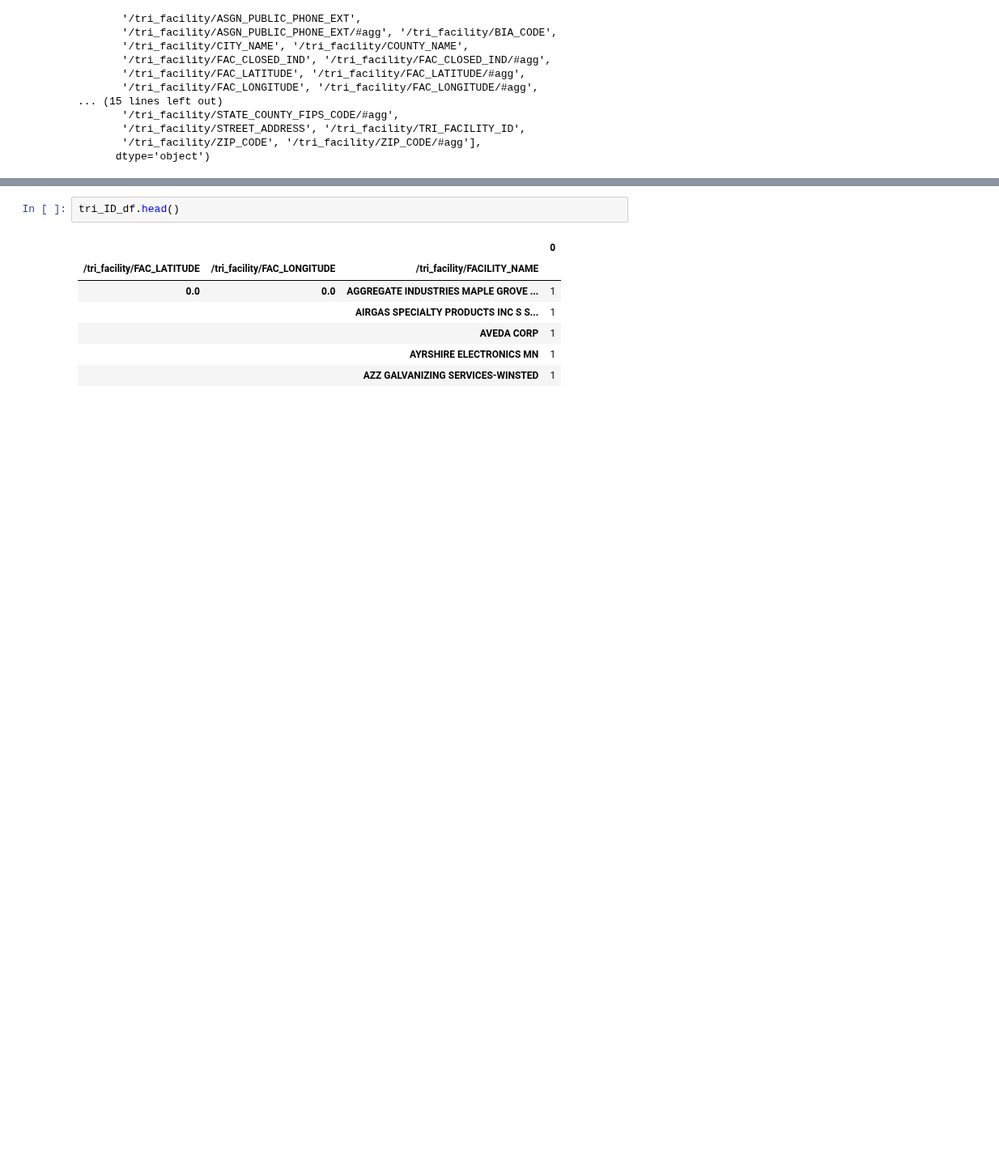
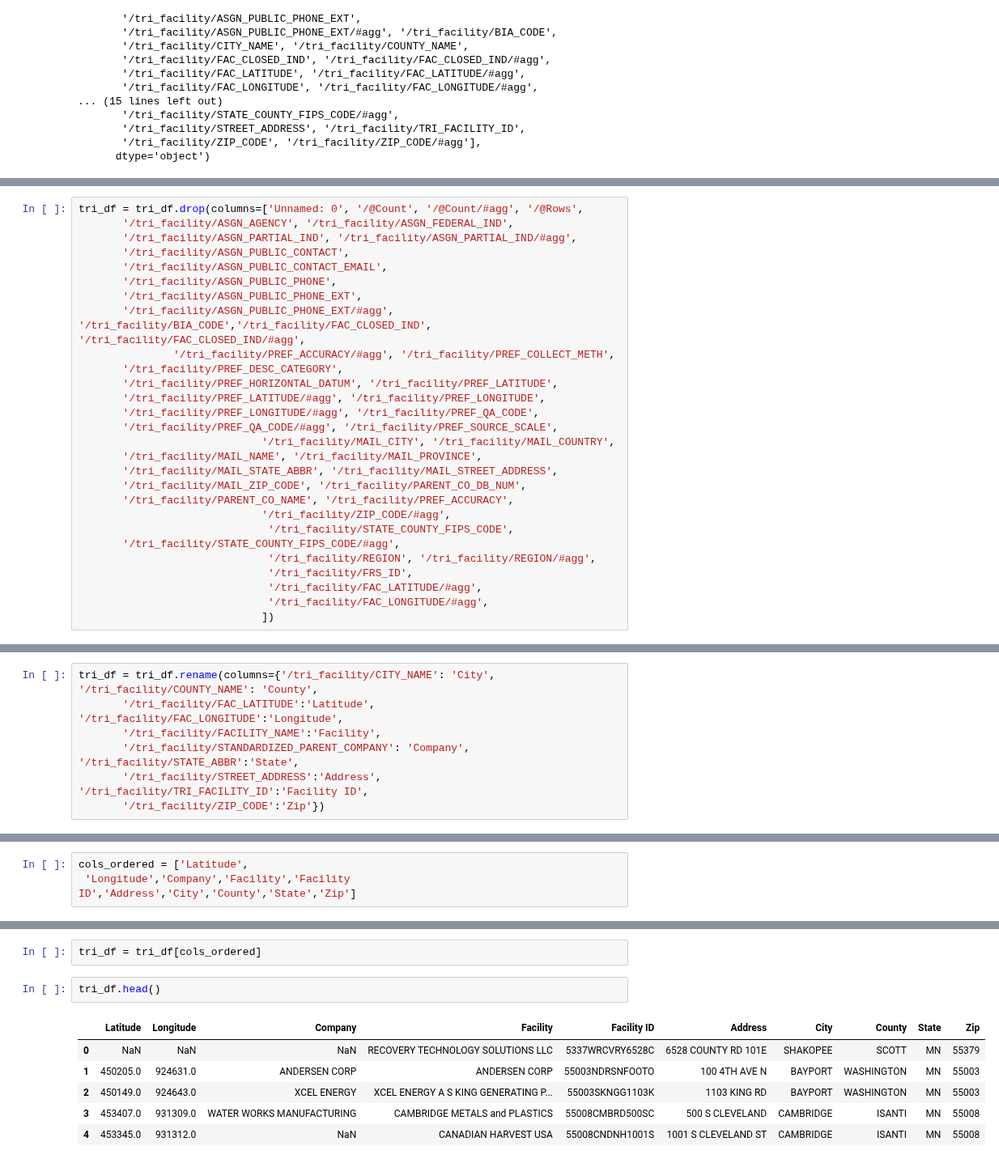
Before and after one commit to alvern/Group_Project_Grad_Rates, a Jupyter notebook: andy_notebook.ipynb, the cells around one changed output, grey strips where cells are left out. Shown at 81% size. Drawn from its saved outputs; the diff is of its cells as text; blank space fills up the shorter version.

```diff
--- a/andy_notebook.ipynb
+++ b/andy_notebook.ipynb
@@ -124,0 +82,28 @@ Name: /tri_facility/FAC_LONGITUDE, dtype: float64
+# %%
+tri_df = tri_df.drop(columns=['Unnamed: 0', '/@Count', '/@Count/#agg', '/@Rows',
+       '/tri_facility/ASGN_AGENCY', '/tri_facility/ASGN_FEDERAL_IND',
+       '/tri_facility/ASGN_PARTIAL_IND', '/tri_facility/ASGN_PARTIAL_IND/#agg',
+       '/tri_facility/ASGN_PUBLIC_CONTACT',
+       '/tri_facility/ASGN_PUBLIC_CONTACT_EMAIL',
+       '/tri_facility/ASGN_PUBLIC_PHONE',
+       '/tri_facility/ASGN_PUBLIC_PHONE_EXT',
+       '/tri_facility/ASGN_PUBLIC_PHONE_EXT/#agg', '/tri_facility/BIA_CODE','/tri_facility/FAC_CLOSED_IND', '/tri_facility/FAC_CLOSED_IND/#agg',
+               '/tri_facility/PREF_ACCURACY/#agg', '/tri_facility/PREF_COLLECT_METH',
+       '/tri_facility/PREF_DESC_CATEGORY',
+       '/tri_facility/PREF_HORIZONTAL_DATUM', '/tri_facility/PREF_LATITUDE',
+       '/tri_facility/PREF_LATITUDE/#agg', '/tri_facility/PREF_LONGITUDE',
+       '/tri_facility/PREF_LONGITUDE/#agg', '/tri_facility/PREF_QA_CODE',
+       '/tri_facility/PREF_QA_CODE/#agg', '/tri_facility/PREF_SOURCE_SCALE',
+                             '/tri_facility/MAIL_CITY', '/tri_facility/MAIL_COUNTRY',
+       '/tri_facility/MAIL_NAME', '/tri_facility/MAIL_PROVINCE',
+       '/tri_facility/MAIL_STATE_ABBR', '/tri_facility/MAIL_STREET_ADDRESS',
+       '/tri_facility/MAIL_ZIP_CODE', '/tri_facility/PARENT_CO_DB_NUM',
+       '/tri_facility/PARENT_CO_NAME', '/tri_facility/PREF_ACCURACY',
+                             '/tri_facility/ZIP_CODE/#agg',
+                              '/tri_facility/STATE_COUNTY_FIPS_CODE',
+       '/tri_facility/STATE_COUNTY_FIPS_CODE/#agg',
+                              '/tri_facility/REGION', '/tri_facility/REGION/#agg',
+                              '/tri_facility/FRS_ID',
+                              '/tri_facility/FAC_LATITUDE/#agg',
+                              '/tri_facility/FAC_LONGITUDE/#agg',
+                             ])
@@ -125 +120,8 @@ Name: /tri_facility/FAC_LONGITUDE, dtype: float64
+# %%
+tri_df = tri_df.rename(columns={'/tri_facility/CITY_NAME': 'City', '/tri_facility/COUNTY_NAME': 'County',
+       '/tri_facility/FAC_LATITUDE':'Latitude', '/tri_facility/FAC_LONGITUDE':'Longitude',
+       '/tri_facility/FACILITY_NAME':'Facility',
+       '/tri_facility/STANDARDIZED_PARENT_COMPANY': 'Company', '/tri_facility/STATE_ABBR':'State',
+       '/tri_facility/STREET_ADDRESS':'Address', '/tri_facility/TRI_FACILITY_ID':'Facility ID',
+       '/tri_facility/ZIP_CODE':'Zip'})
 # %%
@@ -138,0 +151,3 @@ tri_ID_df = pd.DataFrame(tri_ID)
+# %%
+cols_ordered = ['Latitude',
+ 'Longitude','Company','Facility','Facility ID','Address','City','County','State','Zip']
@@ -139,10 +167,11 @@ tri_ID_df = pd.DataFrame(tri_ID)
+# %%
+tri_df = tri_df[cols_ordered]
 # %%
-tri_ID_df.head()
+tri_df.head()
 # %% [output]
-|  |  |  | 0 |
-| /tri_facility/FAC_LATITUDE | /tri_facility/FAC_LONGITUDE | /tri_facility/FACILITY_NAME |  |
-| 0.0 | 0.0 | AGGREGATE INDUSTRIES MAPLE GROVE ... | 1 |
-|  |  | AIRGAS SPECIALTY PRODUCTS INC S S... | 1 |
-|  |  | AVEDA CORP | 1 |
-|  |  | AYRSHIRE ELECTRONICS MN | 1 |
-|  |  | AZZ GALVANIZING SERVICES-WINSTED | 1 |
+|  | Latitude | Longitude | Company | Facility | Facility ID | Address | City | County | State | Zip |
+| 0 | NaN | NaN | NaN | RECOVERY TECHNOLOGY SOLUTIONS LLC | 5337WRCVRY6528C | 6528 COUNTY RD 101E | SHAKOPEE | SCOTT | MN | 55379 |
+| 1 | 450205.0 | 924631.0 | ANDERSEN CORP | ANDERSEN CORP | 55003NDRSNFOOTO | 100 4TH AVE N | BAYPORT | WASHINGTON | MN | 55003 |
+| 2 | 450149.0 | 924643.0 | XCEL ENERGY | XCEL ENERGY A S KING GENERATING P... | 55003SKNGG1103K | 1103 KING RD | BAYPORT | WASHINGTON | MN | 55003 |
+| 3 | 453407.0 | 931309.0 | WATER WORKS MANUFACTURING | CAMBRIDGE METALS and PLASTICS | 55008CMBRD500SC | 500 S CLEVELAND | CAMBRIDGE | ISANTI | MN | 55008 |
+| 4 | 453345.0 | 931312.0 | NaN | CANADIAN HARVEST USA | 55008CNDNH1001S | 1001 S CLEVELAND ST | CAMBRIDGE | ISANTI | MN | 55008 |
```
Also changed, not shown: parts of 21 cells of this notebook, 1 other file.
